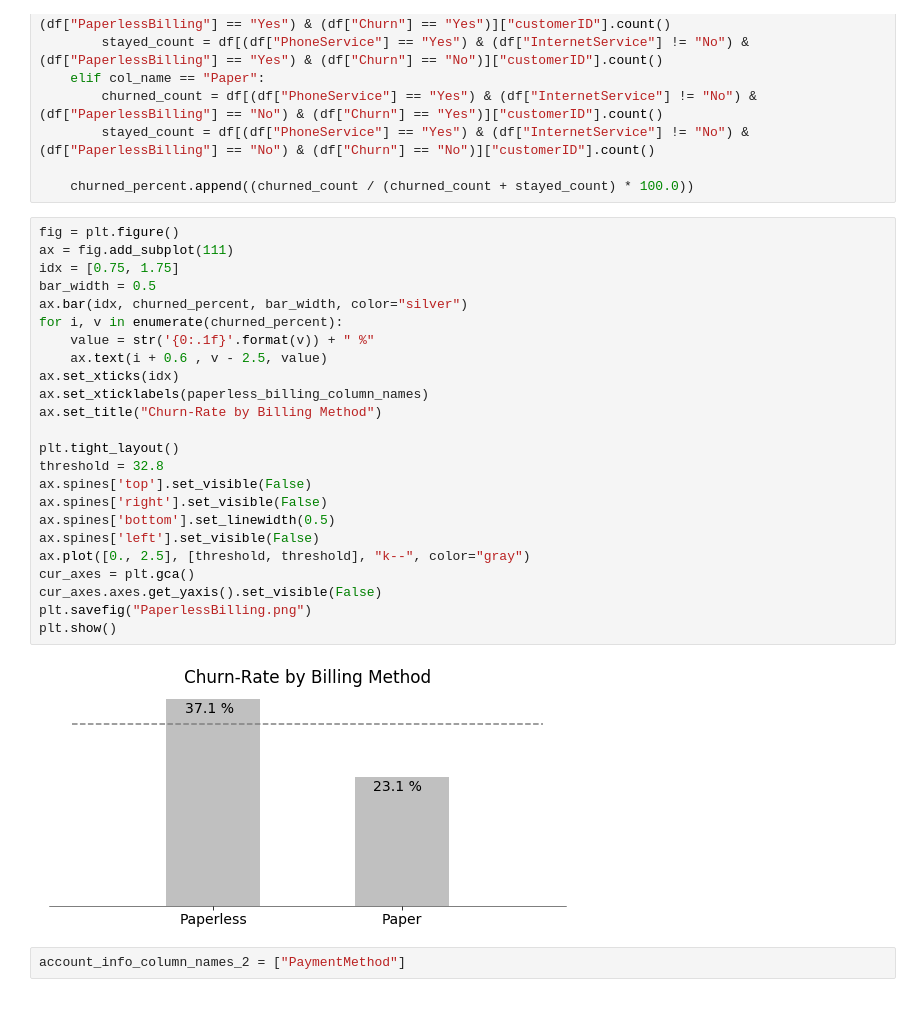
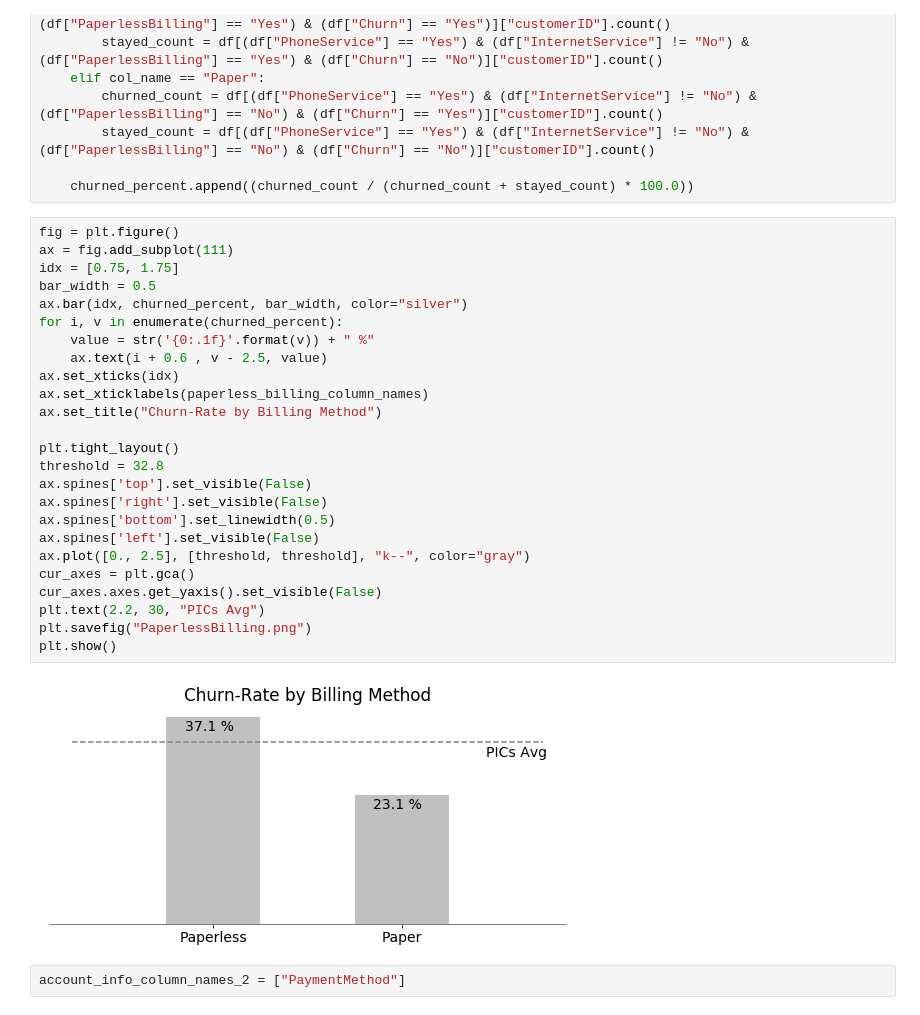
Before and after one commit to keigito/Telco_EDA, a Jupyter notebook: Telco_Customer_Churn.ipynb, the cells around one changed output. Drawn from its saved outputs; the diff is of its cells as text.

```diff
--- a/Telco_Customer_Churn.ipynb
+++ b/Telco_Customer_Churn.ipynb
@@ -915,29 +920,30 @@ for col_name in paperless_billing_column_names:
 # %%
 fig = plt.figure()
 ax = fig.add_subplot(111)
 idx = [0.75, 1.75]
 bar_width = 0.5
 ax.bar(idx, churned_percent, bar_width, color="silver")
 for i, v in enumerate(churned_percent):
     value = str('{0:.1f}'.format(v)) + " %"
     ax.text(i + 0.6 , v - 2.5, value)
 ax.set_xticks(idx)
 ax.set_xticklabels(paperless_billing_column_names)
 ax.set_title("Churn-Rate by Billing Method")
 
 plt.tight_layout()
 threshold = 32.8
 ax.spines['top'].set_visible(False)
 ax.spines['right'].set_visible(False)
 ax.spines['bottom'].set_linewidth(0.5)
 ax.spines['left'].set_visible(False)
 ax.plot([0., 2.5], [threshold, threshold], "k--", color="gray")
 cur_axes = plt.gca()
 cur_axes.axes.get_yaxis().set_visible(False)
+plt.text(2.2, 30, "PICs Avg")
 plt.savefig("PaperlessBilling.png")
 plt.show()
 # %% [output]
-[figure, old version]
+[figure, new version]
 # %%
 account_info_column_names_2 = ["PaymentMethod"]
 # %%
```
Also changed, not shown: parts of 14 cells of this notebook.
